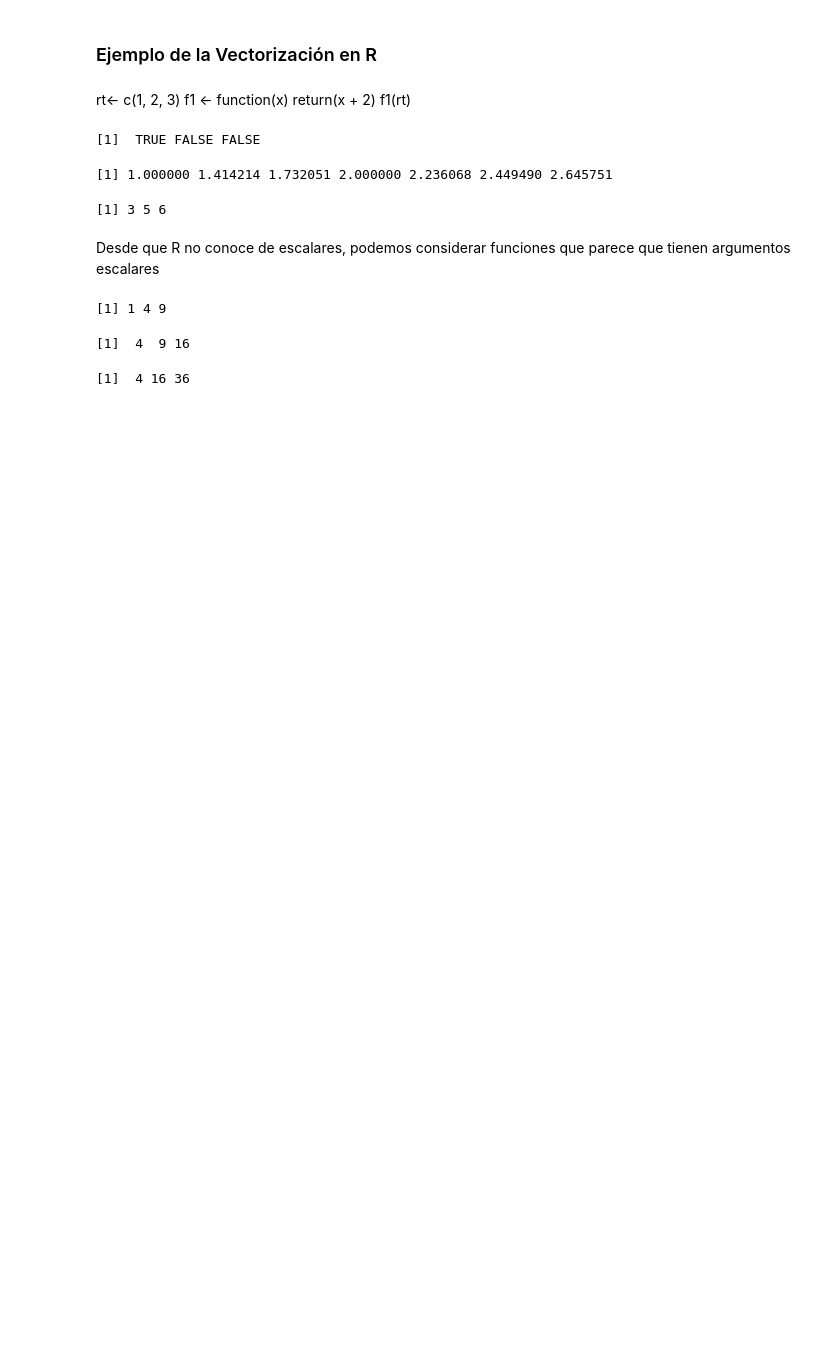
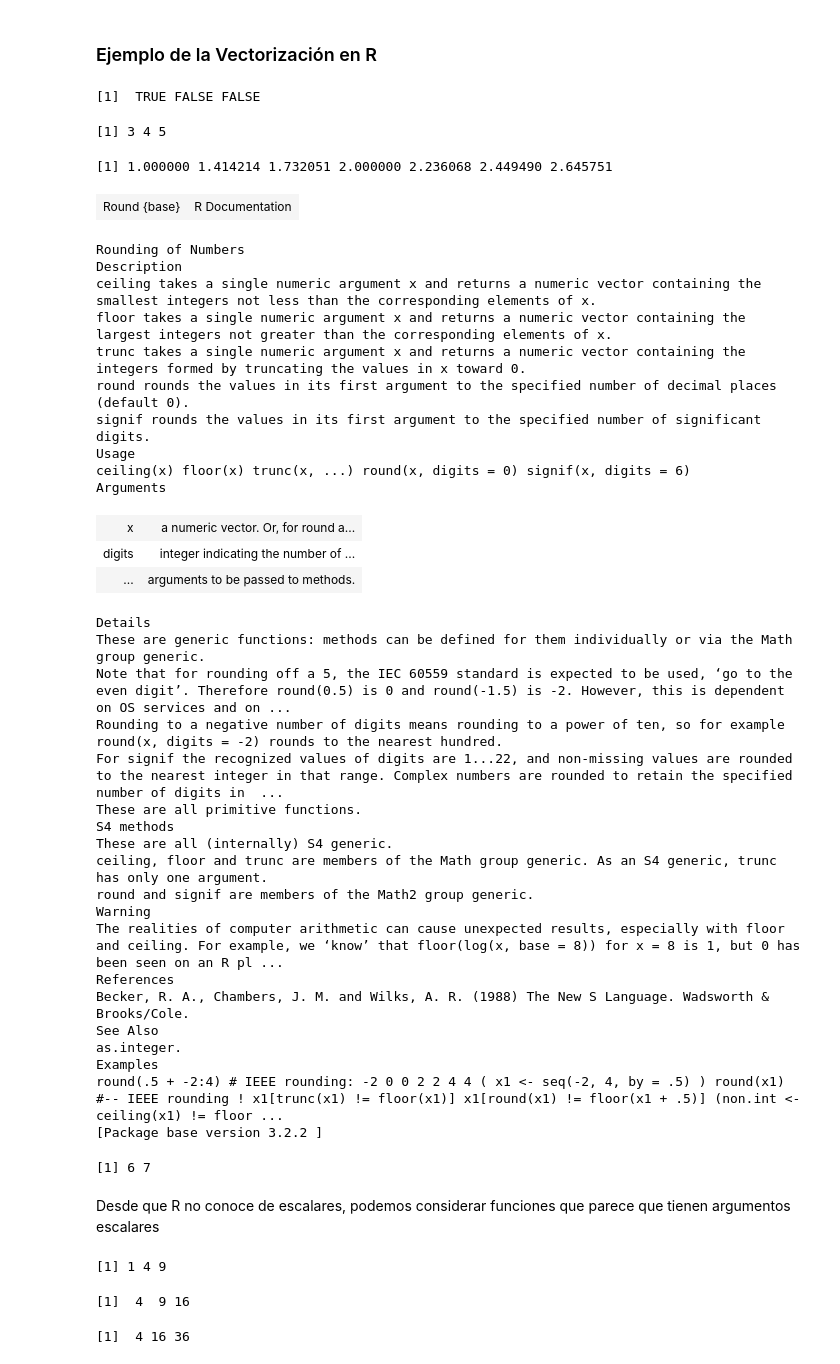
Before and after one commit to noetaza/Curso-R, a Jupyter notebook: Vectores-Matrices-Array/Vectores-Matrices-Arrays.ipynb, the cells around one changed output. Drawn from its saved outputs; the diff is of its cells as text; code cells hidden in the pictures; blank space fills up the shorter version.

```diff
--- a/Vectores-Matrices-Array/Vectores-Matrices-Arrays.ipynb
+++ b/Vectores-Matrices-Array/Vectores-Matrices-Arrays.ipynb
@@ -889,7 +893,3 @@ se aplica individualmente a cada elemento. Una interesante lectura de esto es ht
 # %% [markdown]
 ### Ejemplo de la Vectorización en R
-# %% [markdown]
-rt<- c(1, 2, 3)
-f1 <- function(x) return(x + 2)
-f1(rt)
 # %%
@@ -898,16 +899,63 @@ v <- c(1,5,8)
 u > v
 # %% [output]
 [1]  TRUE FALSE FALSE
-# %%
-sqrt(1:7)
-# %% [output]
-[1] 1.000000 1.414214 1.732051 2.000000 2.236068 2.449490 2.645751
+# %%
+#f1() usa + el cual es vectorizado, asi f1() es vectorizado.
+
+rt<- c(1, 2, 3)
+f1 <- function(x) return(x + 2)
+f1(rt)
+# %% [output]
+[1] 3 4 5
+# %%
+# Las funciones raiz cuadrada, logs, trig son
+# tambien vectorizadas.
+sqrt(1:7)
+# %% [output]
+[1] 1.000000 1.414214 1.732051 2.000000 2.236068 2.449490 2.645751
 # %%
+# Esto tambien se aplica a funciones construidas en R
+# por ejemplo con la funcion round
+
+help(round)
 g <-c(1.4, 5.6, 0.7, 5.6)
 zq <-round(y)
 zq
 # %% [output]
+| Round {base} | R Documentation |
-[1] 3 5 6
+Rounding of Numbers
+Description
+ceiling takes a single numeric argument x and returns a numeric vector containing the smallest integers not less than the corresponding elements of x.
+floor takes a single numeric argument x and returns a numeric vector containing the largest integers not greater than the corresponding elements of x.
+trunc takes a single numeric argument x and returns a numeric vector containing the integers formed by truncating the values in x toward 0.
+round rounds the values in its first argument to the specified number of decimal places (default 0).
+signif rounds the values in its first argument to the specified number of significant digits.
+Usage
+ceiling(x) floor(x) trunc(x, ...) round(x, digits = 0) signif(x, digits = 6)
+Arguments
+| x | a numeric vector. Or, for round a... |
+| digits | integer indicating the number of ... |
+| ... | arguments to be passed to methods. |
+Details
+These are generic functions: methods can be defined for them individually or via the Math group generic.
+Note that for rounding off a 5, the IEC 60559 standard is expected to be used, ‘go to the even digit’. Therefore round(0.5) is 0 and round(-1.5) is -2. However, this is dependent on OS services and on ...
+Rounding to a negative number of digits means rounding to a power of ten, so for example round(x, digits = -2) rounds to the nearest hundred.
+For signif the recognized values of digits are 1...22, and non-missing values are rounded to the nearest integer in that range. Complex numbers are rounded to retain the specified number of digits in  ...
+These are all primitive functions.
+S4 methods
+These are all (internally) S4 generic.
+ceiling, floor and trunc are members of the Math group generic. As an S4 generic, trunc has only one argument.
+round and signif are members of the Math2 group generic.
+Warning
+The realities of computer arithmetic can cause unexpected results, especially with floor and ceiling. For example, we ‘know’ that floor(log(x, base = 8)) for x = 8 is 1, but 0 has been seen on an R pl ...
+References
+Becker, R. A., Chambers, J. M. and Wilks, A. R. (1988) The New S Language. Wadsworth & Brooks/Cole.
+See Also
+as.integer.
+Examples
+round(.5 + -2:4) # IEEE rounding: -2 0 0 2 2 4 4 ( x1 <- seq(-2, 4, by = .5) ) round(x1) #-- IEEE rounding ! x1[trunc(x1) != floor(x1)] x1[round(x1) != floor(x1 + .5)] (non.int <- ceiling(x1) != floor ...
+[Package base version 3.2.2 ]
+[1] 6 7
 # %% [markdown]
 Desde que R no conoce de escalares, podemos considerar funciones que parece que tienen argumentos escalares
 # %%
```
Also changed, not shown: parts of 11 cells of this notebook.
